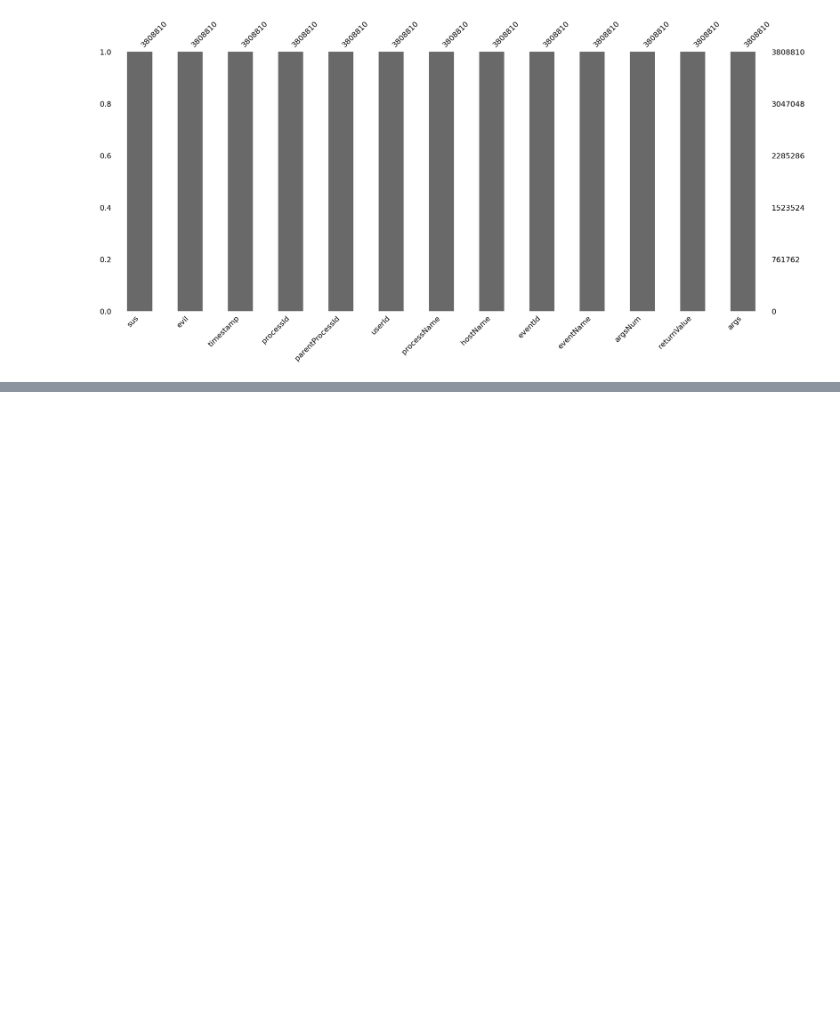
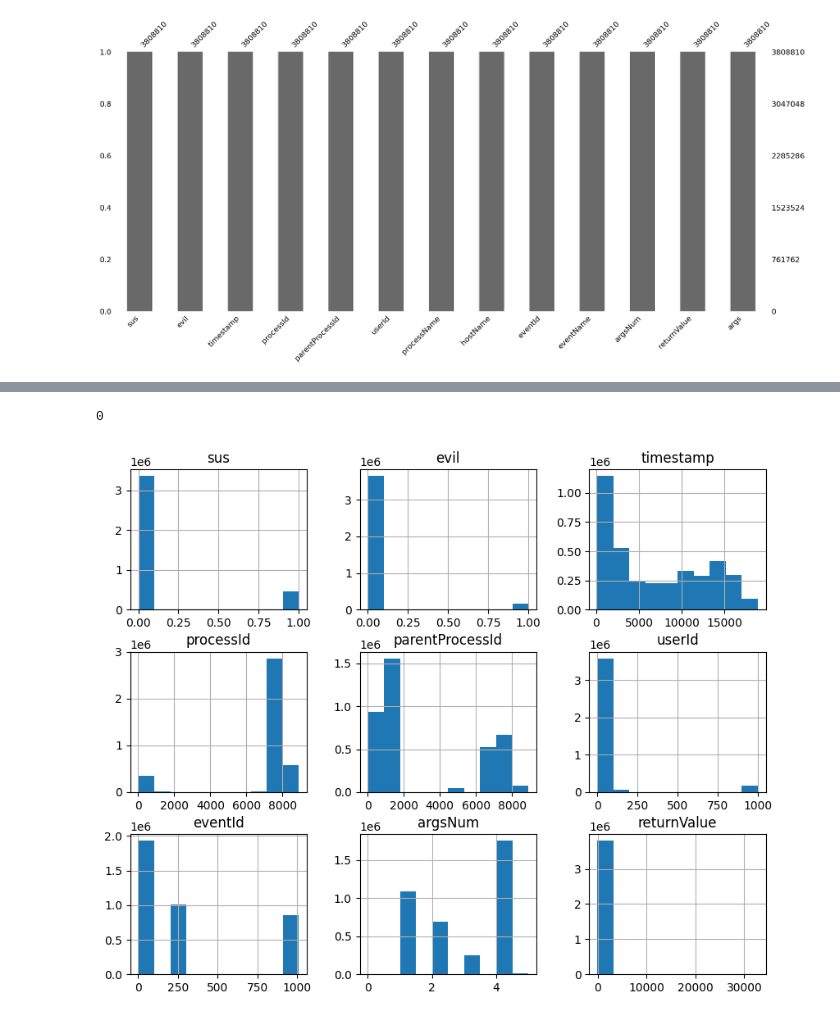
Before and after one commit to Ukwubile1/Machine-Learning-Threats-Classfication-, a Jupyter notebook: machine_learning.ipynb, the cells around one changed output, grey strips where cells are left out. Cells and saved outputs as stored; diff of their text form; code cells hidden in the pictures; blank space fills up the shorter version.

```diff
--- a/machine_learning.ipynb
+++ b/machine_learning.ipynb
@@ -132,0 +191,4 @@ msno.bar(data)
+# %%
+data.duplicated().sum()
+# %% [output]
+0
@@ -132,0 +197,6 @@ msno.bar(data)
+# %%
+data.hist(figsize=(10,8),bins=10)
+#lt.title("data distribution of the dataset")
+plt.show()
+# %% [output]
+[figure, added]
```
Also changed, not shown: parts of 7 cells of this notebook.
